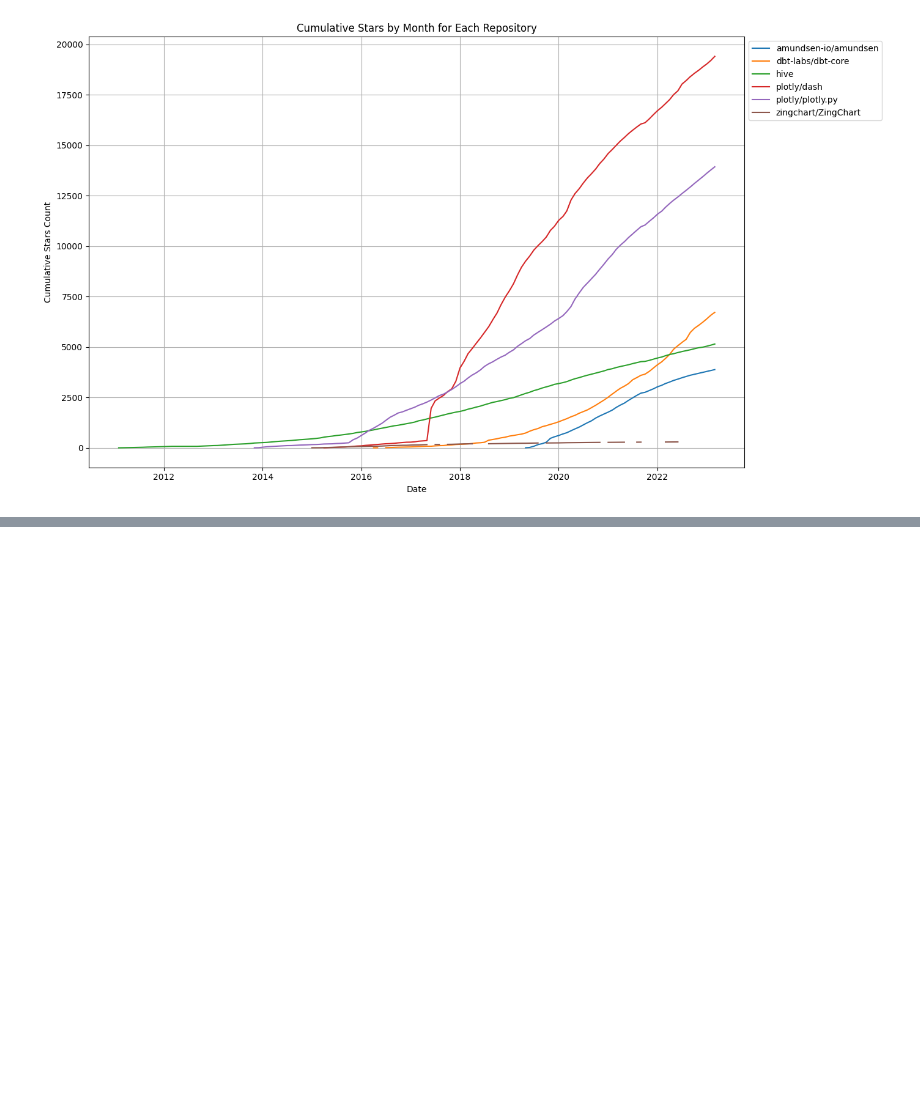
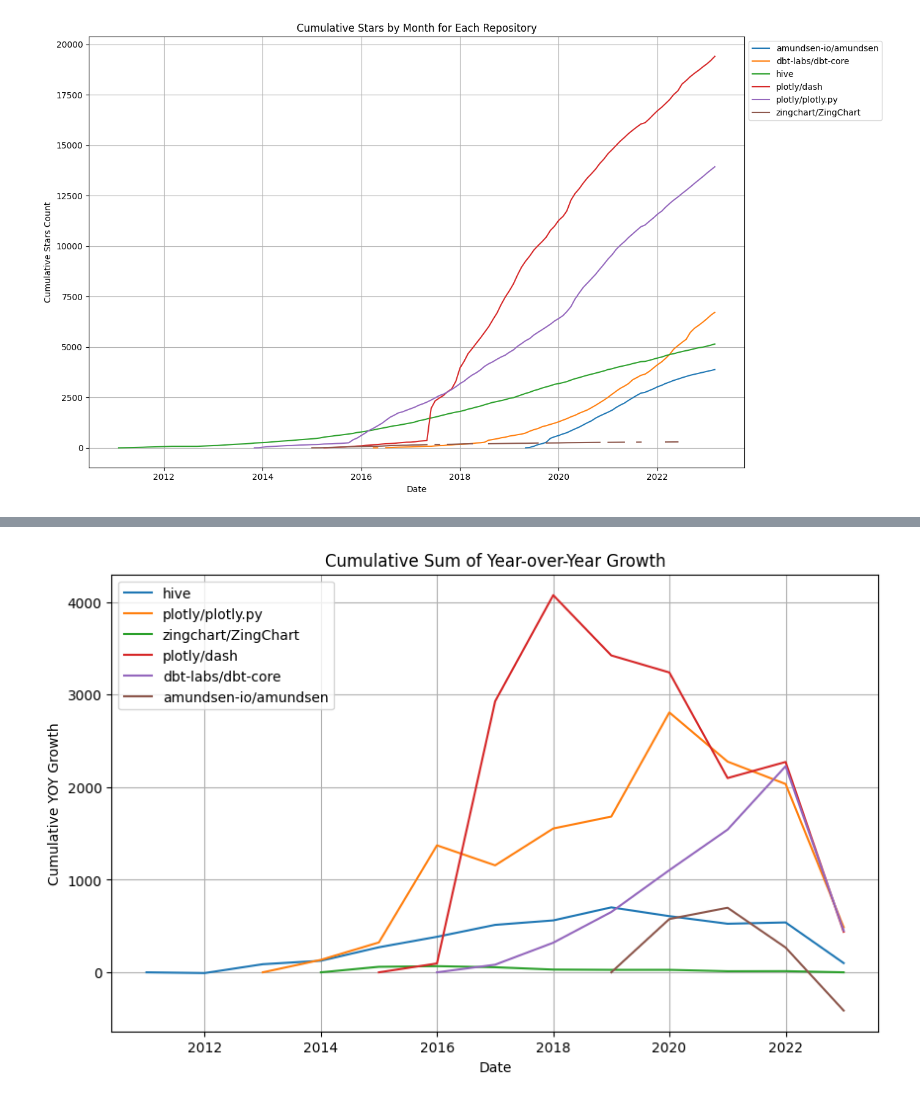
Before and after one commit to davprog9/github-stars-pipeline, a Jupyter notebook: notebooks/gharchive.ipynb, the cells around one changed output, grey strips where cells are left out. Saved outputs shown, nothing was run; the diff lists cells and outputs as text; code cells hidden in the pictures; blank space fills up the shorter version.

Commit message:
Adding yoy_growth version 2, first version was void

```diff
--- a/notebooks/gharchive.ipynb
+++ b/notebooks/gharchive.ipynb
@@ -69,2 +67,36 @@ NameError: name 'con' is not defined
+# %%
+file_path = "yearly_stars.csv"
+data = pd.read_csv(file_path)
+
+# Convert date_day to datetime format
+data['date_day'] = pd.to_datetime(data['date_day'])
+
+# Sort data by date
+data = data.sort_values(by='date_day')
+
+# Calculate year-over-year growth for each repository
+data['yoy_growth'] = data.groupby('repo_id')['count_stars'].diff()
+
+# Fill NaN values with 0 (first year has no previous year to compare with)
+data['yoy_growth'] = data['yoy_growth'].fillna(0)
+
+# Calculate cumulative sum of yoy_growth
+data['cumulative_yoy_growth'] = data.groupby('repo_id')['yoy_growth'].cumsum()
+
+# Plot the cumulative sum of yoy_growth
+plt.figure(figsize=(10, 6))
+
+for repo_name in data['repo_name'].unique():
+    repo_data = data[data['repo_name'] == repo_name]
+    plt.plot(repo_data['date_day'], repo_data['cumulative_yoy_growth'], label=repo_name)
+
+plt.xlabel('Date')
+plt.ylabel('Cumulative YOY Growth')
+plt.title('Cumulative Sum of Year-over-Year Growth')
+plt.legend()
+plt.grid(True)
+plt.show()
+# %% [output]
+[figure, added]
 # %%
 con.close()
```
Also changed, not shown: parts of 3 cells of this notebook, 7 other files.
